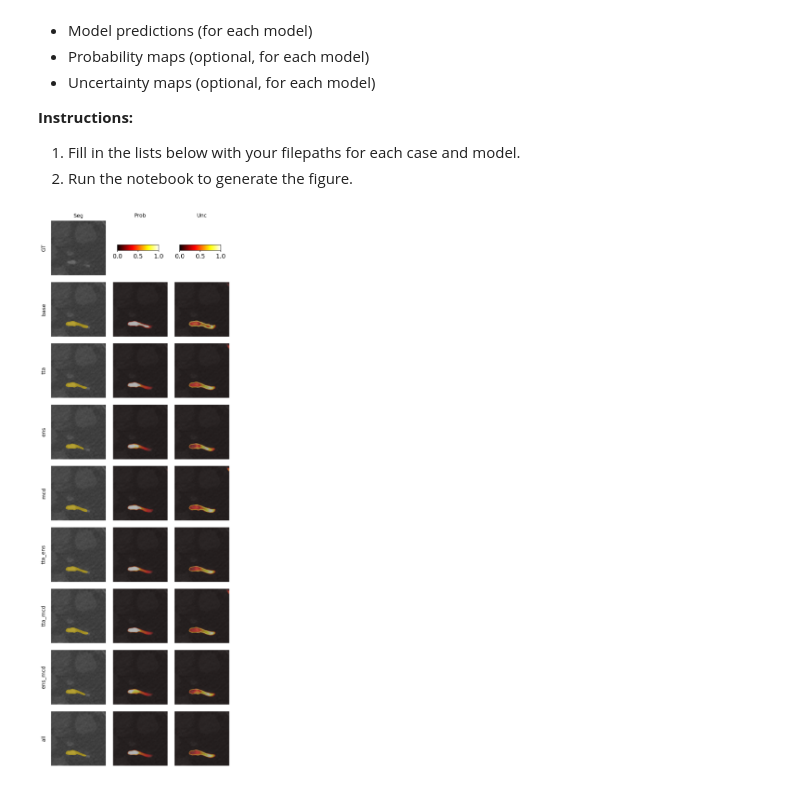
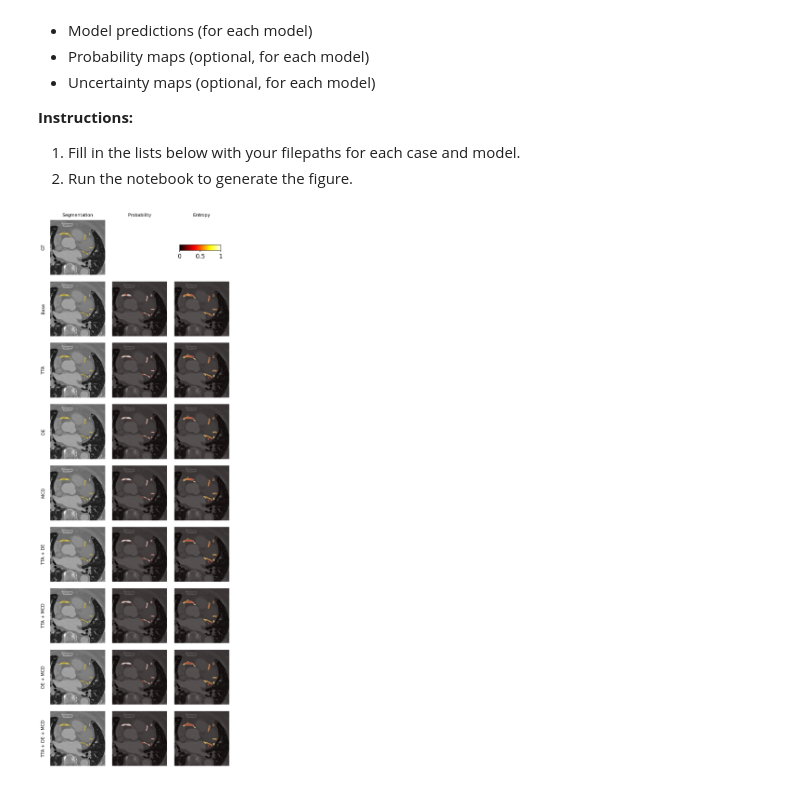
Before and after one commit to Skimaste/nnUNet, a Jupyter notebook: nnunetv2/evaluation/viz.ipynb, the cells around one changed output. Saved outputs shown, nothing was run; the diff lists cells and outputs as text; code cells hidden in the pictures.

```diff
--- a/nnunetv2/evaluation/viz.ipynb
+++ b/nnunetv2/evaluation/viz.ipynb
@@ -62,6 +62,7 @@ dataset = 'Dataset003_ImageCAS_split'
 model_names = [
     "base", "tta", "ens", "mcd", "tta_ens", "tta_mcd", "ens_mcd", "all"
 ]
+model_names_show = ["Base", "TTA", "DE", "MCD", "TTA + DE", "TTA + MCD", "DE + MCD", "TTA + DE + MCD"]
 
 model_paths = [join('nnUNetTrainerDropout__p00_s2__3d_fullres', model_name) if model_name in ['base', 'tta', 'ens', 'tta_ens'] else join('nnUNetTrainerDropout__p02_s2__3d_fullres', model_name) for model_name in model_names]
 
@@ -69,7 +70,7 @@ cases = find_cases(join(nnUNet_results, dataset, model_paths[0]))  # Assuming al
 
 case = cases[0]  # Select the first case for demonstration
 
-case = 'case_0002'
+case = 'case_0083'
 
 # Example: one case, 8 models
 image_path = join(nnUNet_raw, dataset, 'imagesTs', f'{case}_0000.nii.gz')
@@ -221,62 +222,41 @@ def plot_grid(image, gt, preds, prob_maps, unc_maps, model_names, slice_idx=None
     # remove any existing header axes for prob/unc
     axes[0,2].axis('off')
     axes[0,3].axis('off')
 
-    # place a slim horizontal colorbar above column 2
-    pos2 = axes[0,2].get_position()
-    cbax_prob = fig.add_axes([
-        pos2.x0 + pos2.width*0.1,
-        pos2.y0 + pos2.height*1.5,
-        pos2.width*0.8,
-        0.01
-    ])
-    cbar_prob = fig.colorbar(
-        prob_sm,
-        cax=cbax_prob,
-        orientation='horizontal',
-        ticks=[prob_norm.vmin,
-               (prob_norm.vmin+prob_norm.vmax)/2,
-               prob_norm.vmax]
-    )
-    cbar_prob.set_ticklabels([
-        f"{prob_norm.vmin:.1f}",
-        f"{(prob_norm.vmin+prob_norm.vmax)/2:.1f}",
-        f"{prob_norm.vmax:.1f}"
-    ])
-
     # place a slim vertical colorbar beside column 3
     pos3 = axes[0,3].get_position()
     cbax_unc = fig.add_axes([pos3.x0 + pos3.width*0.3, pos3.y0 + pos3.height*1.5, pos3.width*0.8, 0.01])
-    fig.colorbar(unc_sm, cax=cbax_unc, orientation='horizontal')
+    cbar = fig.colorbar(unc_sm, cax=cbax_unc, orientation='horizontal')
+    cbar.set_ticklabels(['0', '0.5', '1'])
 
     # Header row for column titles
     axes[0,0].axis('off')
-    for j, title in enumerate(['Seg', 'Prob', 'Unc'], start=1):
-        axes[0,j].set_title(title, pad=8, fontsize=12)
+    for j, title in enumerate(['Segmentation', 'Probability', 'Entropy'], start=1):
+        axes[0,j].set_title(title, pad=8, fontsize=10)
         axes[0,j].axis('off')
 
     # Ground truth row label and image
-    axes[0,0].text(0.5, 0.5, 'GT', ha='center', va='center', rotation=90, fontsize=12)
+    axes[0,0].text(0.5, 0.5, 'GT', ha='center', va='center', rotation=90, fontsize=10)
     axes[0,1].imshow(overlay_segmentation(img, gt_slice)); axes[0,1].axis('off')
     axes[0,2].axis('off'); axes[0,3].axis('off')
 
     # Model rows
     for i, name in enumerate(model_names, start=1):
         axes[i,0].axis('off')
-        axes[i,0].text(0.5, 0.5, name, ha='center', va='center', rotation=90, fontsize=12)
+        axes[i,0].text(0.5, 0.5, model_names_show[i-1], ha='center', va='center', rotation=90, fontsize=10)
         axes[i,1].imshow(overlay_segmentation(img, pred_slices[i-1])); axes[i,1].axis('off')
         axes[i,2].imshow(overlay_heatmap(img, intensify_low_values(prob_slices[i-1]), cmap='hot')); axes[i,2].axis('off')
         axes[i,3].imshow(overlay_heatmap(img, intensify_low_values(unc_slices[i-1]), cmap='hot')); axes[i,3].axis('off')
 
     plt.tight_layout(); plt.show()
 
-plot_grid(i, gt, preds, prob_maps, unc_maps, model_names, slice_idx=25)
+plot_grid(i, gt, preds, prob_maps, unc_maps, model_names, slice_idx=197)
 
 # plot_grid(i, gt, preds, prob_maps, unc_maps, model_names, slice_idx=197) # image case_0083 zoom=0.8 model_perf_id
 # plot_grid(i, gt, preds, prob_maps, unc_maps, model_names, slice_idx=25) # image case_0002 zoom=0.8 model_perf_ood
 # plot_grid(i, gt, preds, prob_maps, unc_maps, model_names, slice_idx=25) # image case_0002 zoom=0.3 model_perf_ood_zoom
 # %% [output]
-[figure, old version]
+[figure, new version]
 # %%
 dataset = 'Dataset003_ImageCAS_split'
 
```
Also changed, not shown: parts of 2 cells of this notebook.
